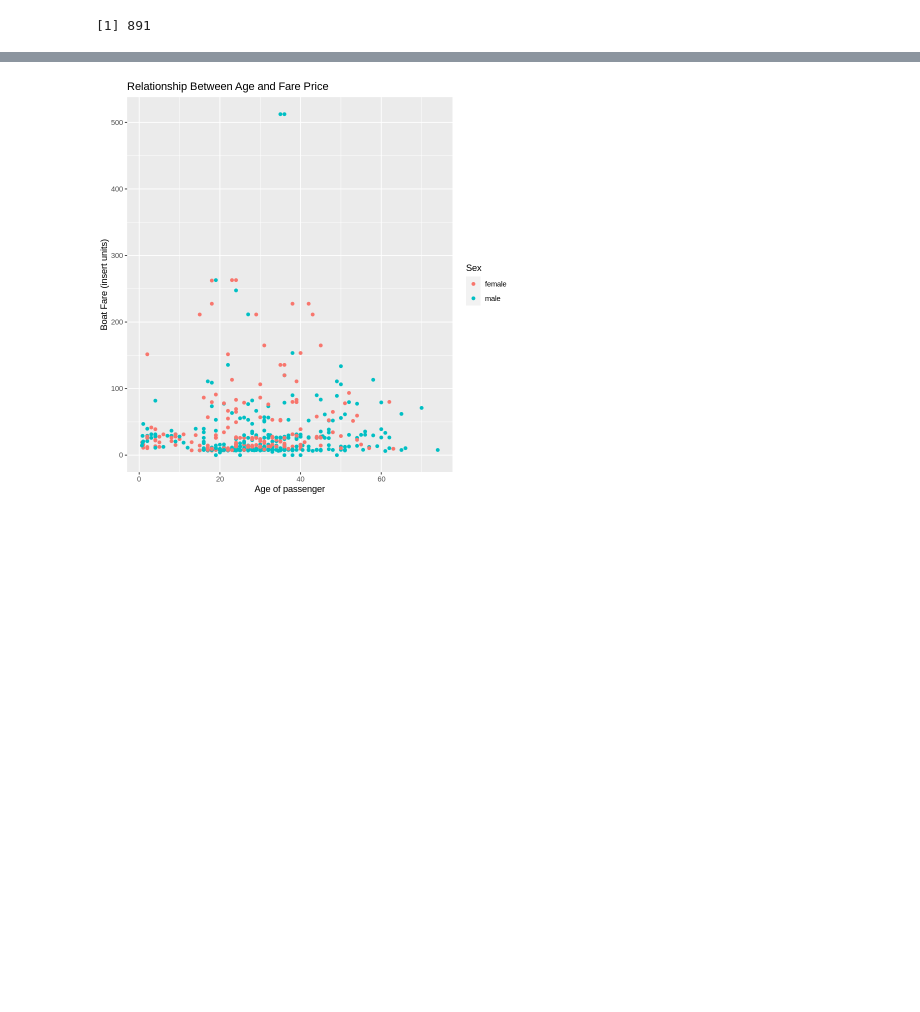
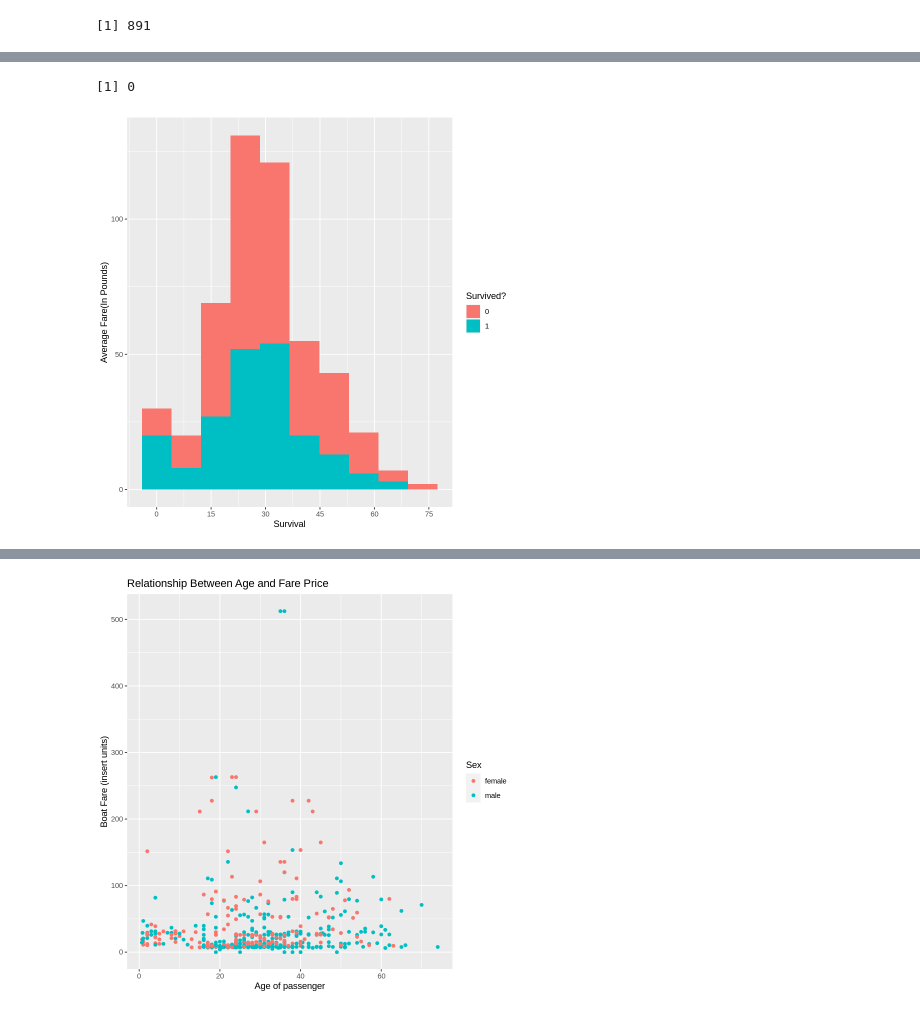
Before and after one commit to zhang17s/DSCI-100-Group-Project-, a Jupyter notebook: Proposal.ipynb, the cells around one changed output, grey strips where cells are left out. Cells and saved outputs as stored; diff of their text form; code cells hidden in the pictures; blank space fills up the shorter version.

```diff
--- a/Proposal.ipynb
+++ b/Proposal.ipynb
@@ -158,3 +159,25 @@ set.seed(911)
 boat_split <- initial_split(boat_data_NA, prop = 0.7, strata = Survived)
 boat_train <- training(boat_split)
 boat_test <- testing(boat_split)
+# %%
+max(pull(boat_train, Fare))
+
+FarevSurvived <- boat_train |>
+    ggplot(aes(x = Fare, fill = Survived)) +
+    geom_histogram(bins = 10) +
+    labs(x = "Survival", y = "Average Fare(In Pounds)", fill = "Survived?")+
+    scale_x_continuous(breaks = seq(from = 0, to = 85, by = 15))
+
+FarevSurvived
+# %% [output]
+[1] 0
+# %%
+FarevSurvived <- boat_train |>
+    ggplot(aes(x = Age, fill = Survived)) +
+    geom_histogram(bins = 10) +
+    labs(x = "Survival", y = "Average Fare(In Pounds)", fill = "Survived?")+
+    scale_x_continuous(breaks = seq(from = 0, to = 85, by = 15))
+
+FarevSurvived
+# %% [output]
+[figure, added]
```
Also changed, not shown: parts of 17 cells of this notebook.
